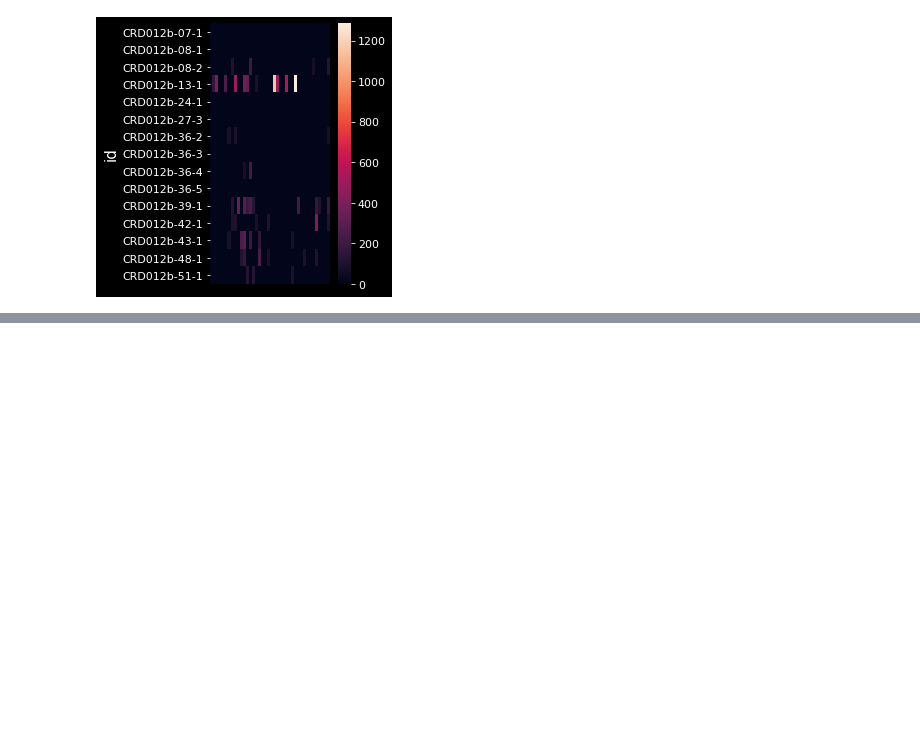
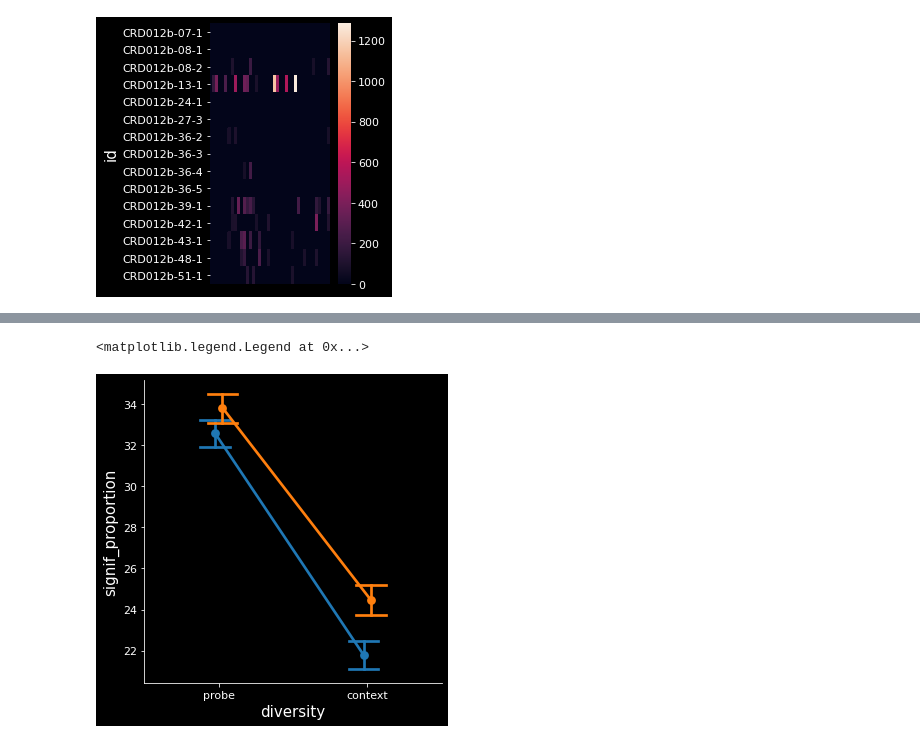
Before and after one commit to Mateo-Lopez-Espejo/context_probe_analysis, a Jupyter notebook: notebooks/210407_ctx_space_subsampling.ipynb, the cells around one changed output, grey strips where cells are left out. Cells and saved outputs as stored; diff of their text form; code cells hidden in the pictures; blank space fills up the shorter version.

```diff
--- a/notebooks/210407_ctx_space_subsampling.ipynb
+++ b/notebooks/210407_ctx_space_subsampling.ipynb
@@ -322,0 +324,17 @@ sns.heatmap(data=site_eg, xticklabels=False)
+# %%
+# display(filtered)
+
+group_ready = filtered.set_index(['region', 'id', 'context_pair', 'trans_pair', 'probe'])
+prb_diversity = group_ready.groupby(['region', 'id', 'context_pair']).agg(signif_proportion=("integral (d'*ms)", signif_proportion))
+ctx_diversity = group_ready.groupby(['region', 'id', 'probe']).agg(signif_proportion=("integral (d'*ms)", signif_proportion))
+# %%
+# display(prb_diversity)
+# display(ctx_diversity)
+diversity = pd.concat([prb_diversity, ctx_diversity], axis=0,keys=['probe', 'context'],
+                      names = ['diversity', 'region', 'id', 'sound_id'])
+
+# take average diversity per cell
+diversity.loc[diversity.signif_proportion == 0, ['signif_proportion']] = np.nan
+diversity = diversity.groupby(['diversity', 'region', 'id']).agg(np.nanmean)
+diversity.reset_index(inplace=True)
+display(diversity)
@@ -322,0 +355,11 @@ sns.heatmap(data=site_eg, xticklabels=False)
+# %%
+fig, ax = plt.subplots(figsize=(5,5))
+# sns.stripplot(x='diversity', y='signif_proportion', hue='region', data=diversity,
+#               dodge=True, alpha=0.1, ax=ax)
+sns.pointplot(x='diversity', y='signif_proportion', hue='region', data=diversity,
+              dodge=True, s=2, capsize=0.2, ci=68, ax=ax)
+
+ax.legend([],[], frameon=False)
+# %% [output]
+<matplotlib.legend.Legend at 0x...>
+[figure, added]
```
Also changed, not shown: parts of 7 cells of this notebook, 2 other files.
